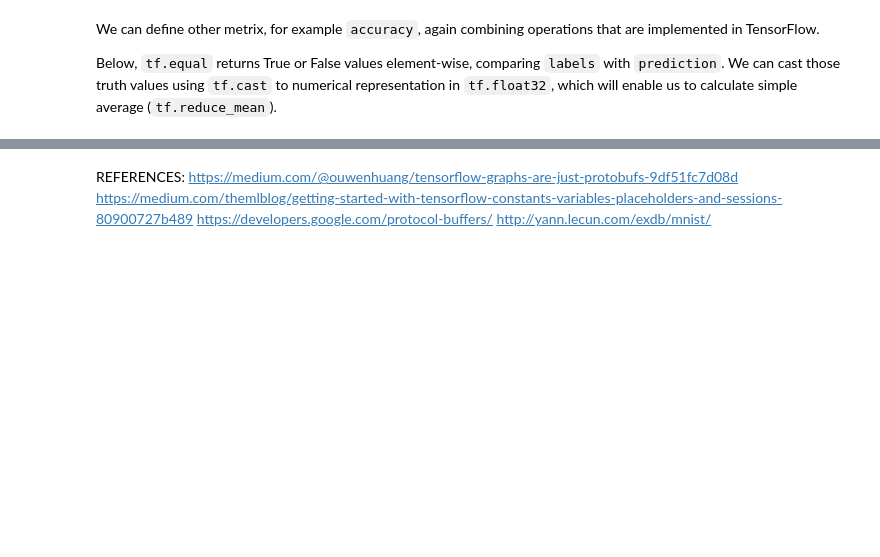
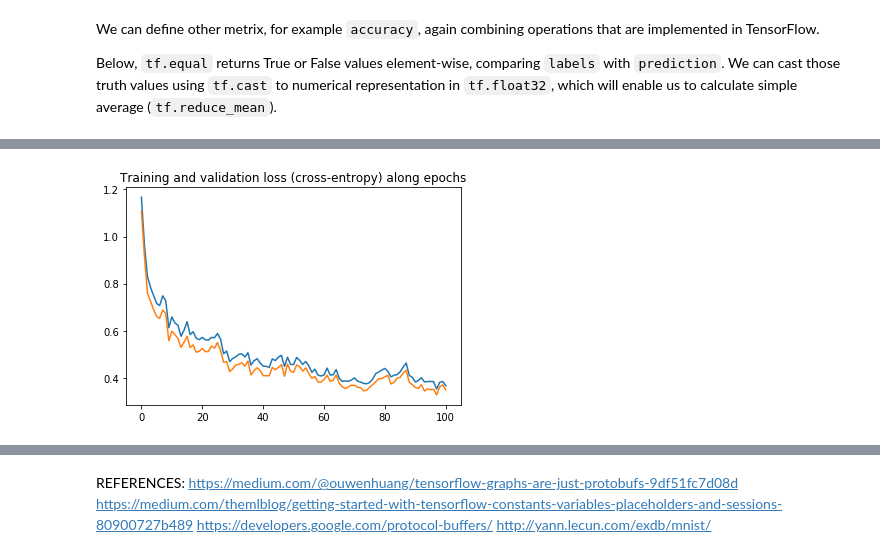
Before and after one commit to jells123/My-Tutorial-On-Tensorflow, a Jupyter notebook: tutorial.ipynb, the cells around one changed output, grey strips where cells are left out. Cells and saved outputs as stored; diff of their text form; code cells hidden in the pictures; blank space fills up the shorter version.

```diff
--- a/tutorial.ipynb
+++ b/tutorial.ipynb
@@ -509,0 +506,12 @@ Epoch 45, accuracy: [0.8497]
+# %%
+import matplotlib.pyplot as plt
+
+# PLOT LOSS
+
+plt.plot(train_loss_history)
+plt.plot(val_loss_history)
+plt.title("Training and validation loss (cross-entropy) along epochs")
+
+plt.show()
+# %% [output]
+[figure, added]
```
Also changed, not shown: parts of 12 cells of this notebook.
